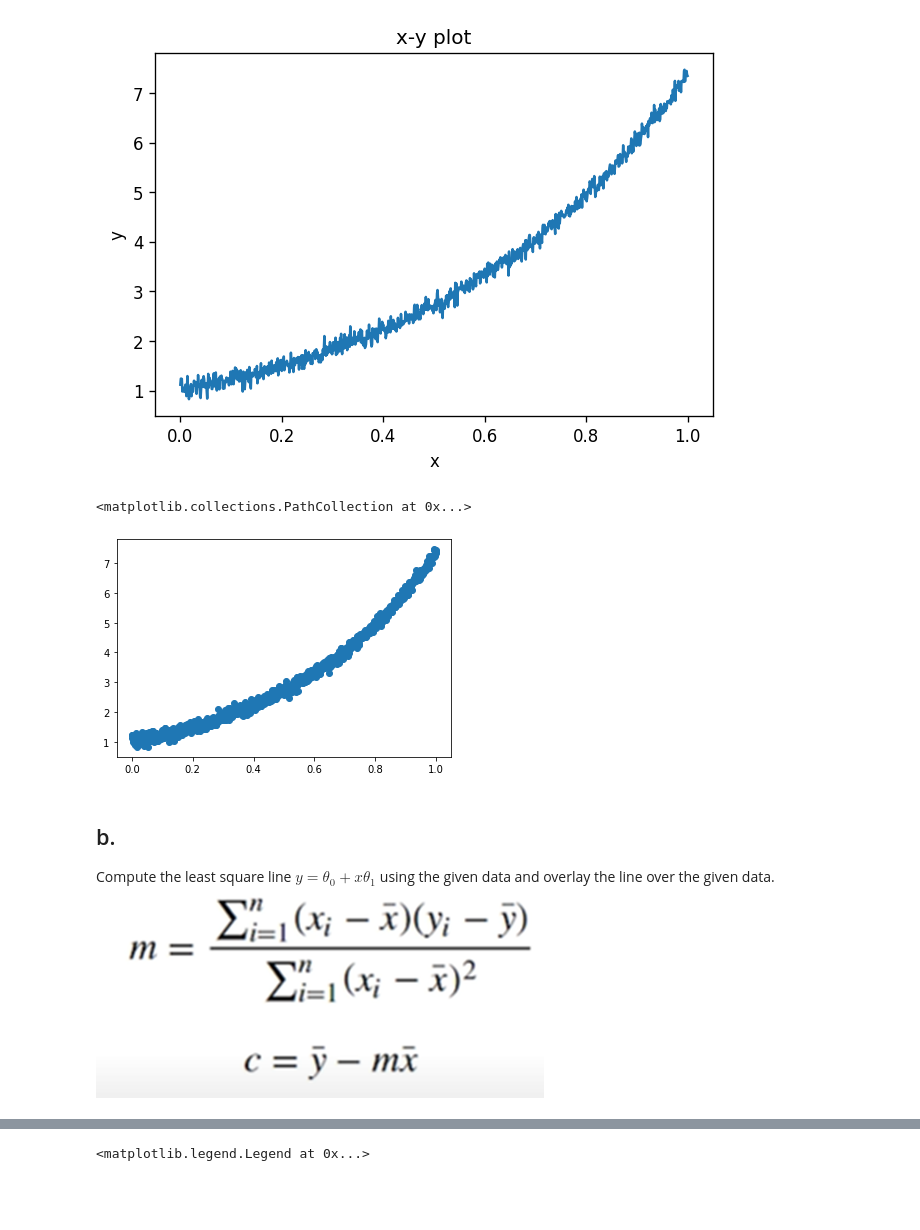
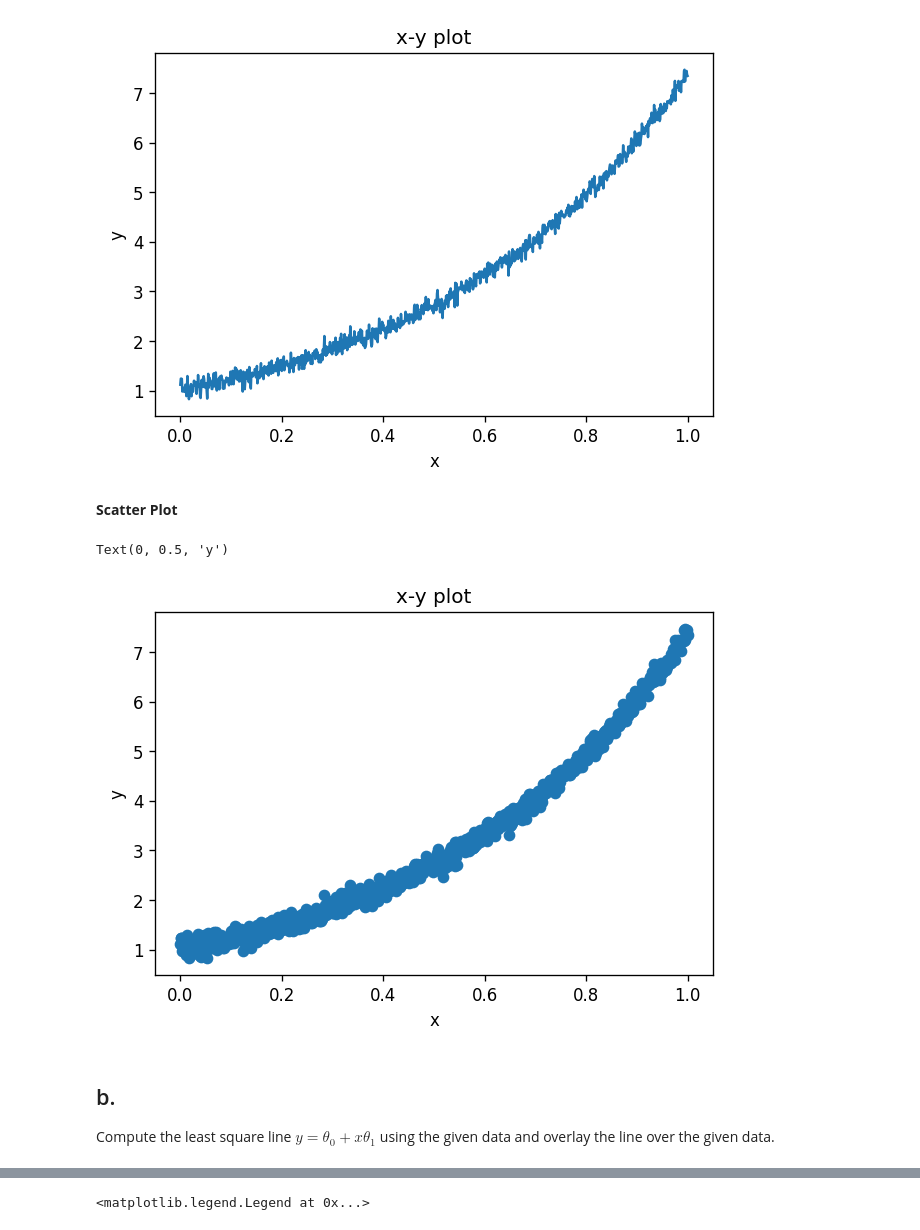
Before and after one commit to mequanent/Deep-Learning, a Jupyter notebook: Maths_for_Deep_Learning.ipynb, the cells around one changed output, grey strips where cells are left out. Drawn from its saved outputs; the diff is of its cells as text; code cells hidden in the pictures; blank space fills up the shorter version.

```diff
--- a/Maths_for_Deep_Learning.ipynb
+++ b/Maths_for_Deep_Learning.ipynb
@@ -22,8 +22,8 @@ Load ‘data.mat’ into your Python code, where you will find $x,y∈R^{1001}$.
 # Dataset
 # %%
 data = loadmat(r"Ex1/data.mat")
-x = data['x'].flatten()
-y = data['y'].flatten()
+x = data['x']#.flatten()
+y = data['y']#.flatten()
 # %% [markdown]
 # 1
 # %% [markdown]
@@ -38,12 +40,17 @@ plt.ylabel("y")
 # %% [output]
 Text(0, 0.5, 'y')
 [figure]
-# %%
-plt.scatter(x, y)
-# %% [output]
-<matplotlib.collections.PathCollection at 0x...>
-[figure, removed]
+# %% [markdown]
+**Scatter Plot**
+# %%
+plt.figure(num=0, dpi=120)
+plt.scatter(x, y)
+plt.title("x-y plot")
+plt.xlabel("x")
+plt.ylabel("y")
+# %% [output]
+Text(0, 0.5, 'y')
+[figure, added]
 # %% [markdown]
 ## b.
 Compute the least square line $y=θ_0+xθ_1$ using the given data and overlay the line over the given data.
-![image.png](embedded-picture-1)
```
Also changed, not shown: parts of 11 cells of this notebook.
